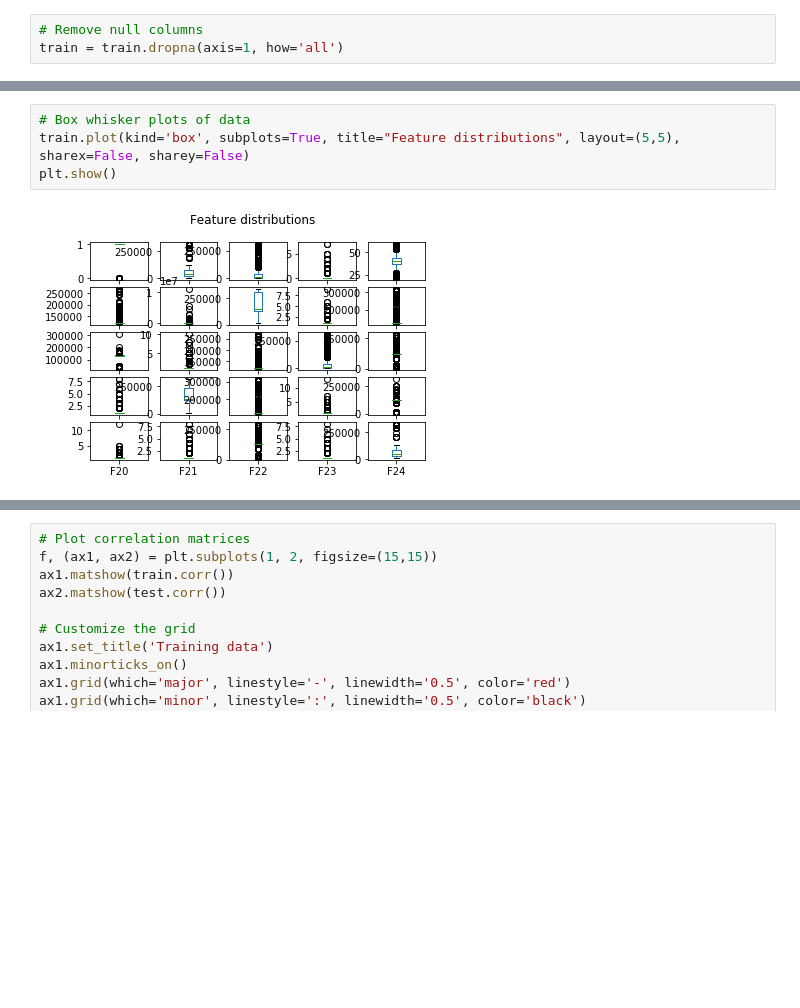
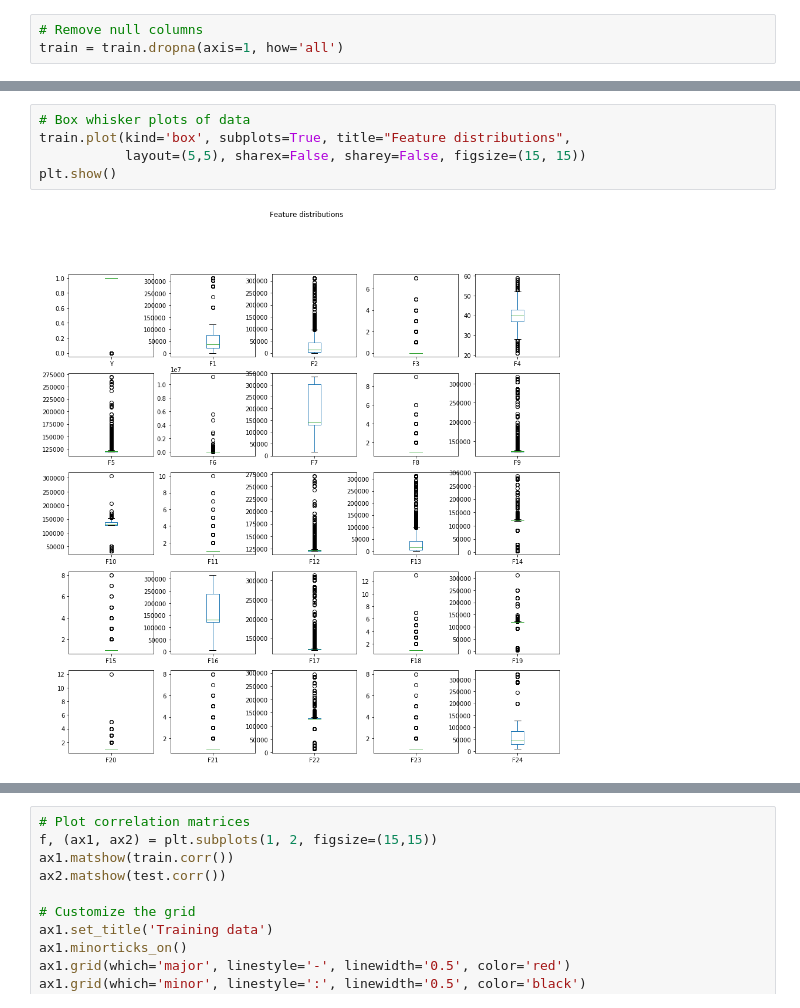
Before and after one commit to mkogerd/kaggle-midterm, a Jupyter notebook: Darden_KaggleMidterm.ipynb, the cells around one changed output, grey strips where cells are left out. Cells and saved outputs as stored; diff of their text form; blank space fills up the shorter version.

```diff
--- a/Darden_KaggleMidterm.ipynb
+++ b/Darden_KaggleMidterm.ipynb
@@ -118,6 +104,7 @@ plt.show()
 # %%
 # Box whisker plots of data
-train.plot(kind='box', subplots=True, title="Feature distributions", layout=(5,5), sharex=False, sharey=False)
+train.plot(kind='box', subplots=True, title="Feature distributions",
+           layout=(5,5), sharex=False, sharey=False, figsize=(15, 15))
 plt.show()
 # %% [output]
-[figure, old version]
+[figure, new version]
```
Also changed, not shown: parts of 65 cells of this notebook, 5 other files.
